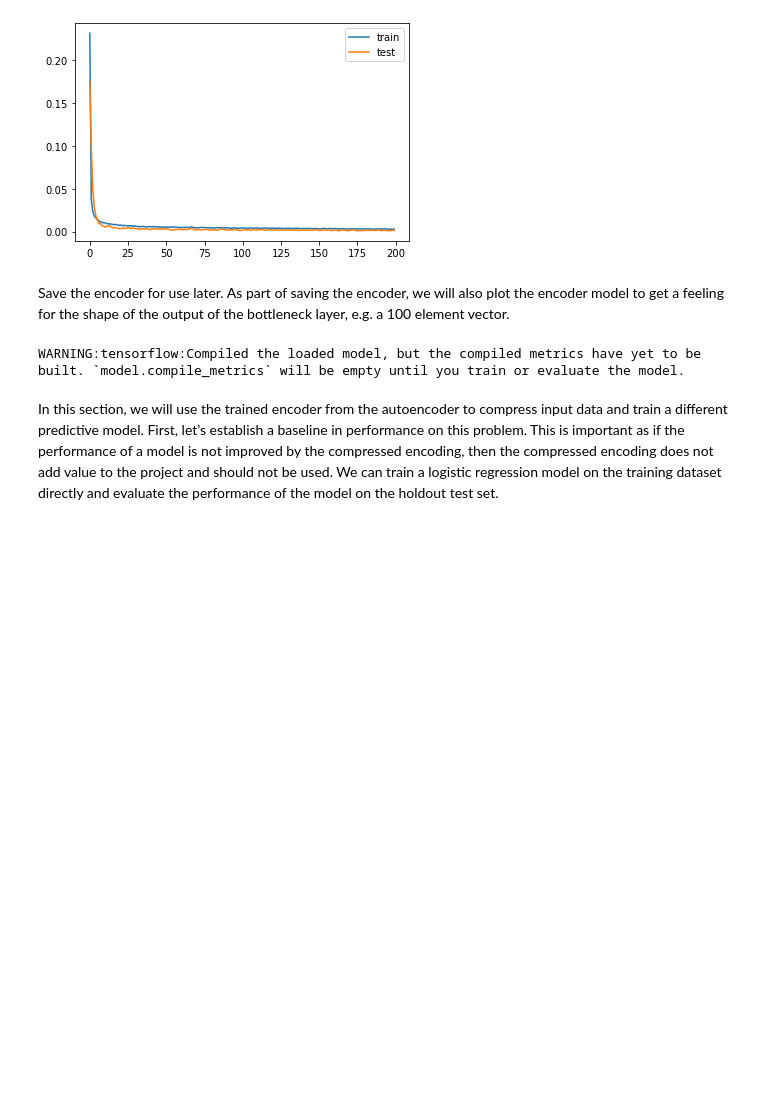
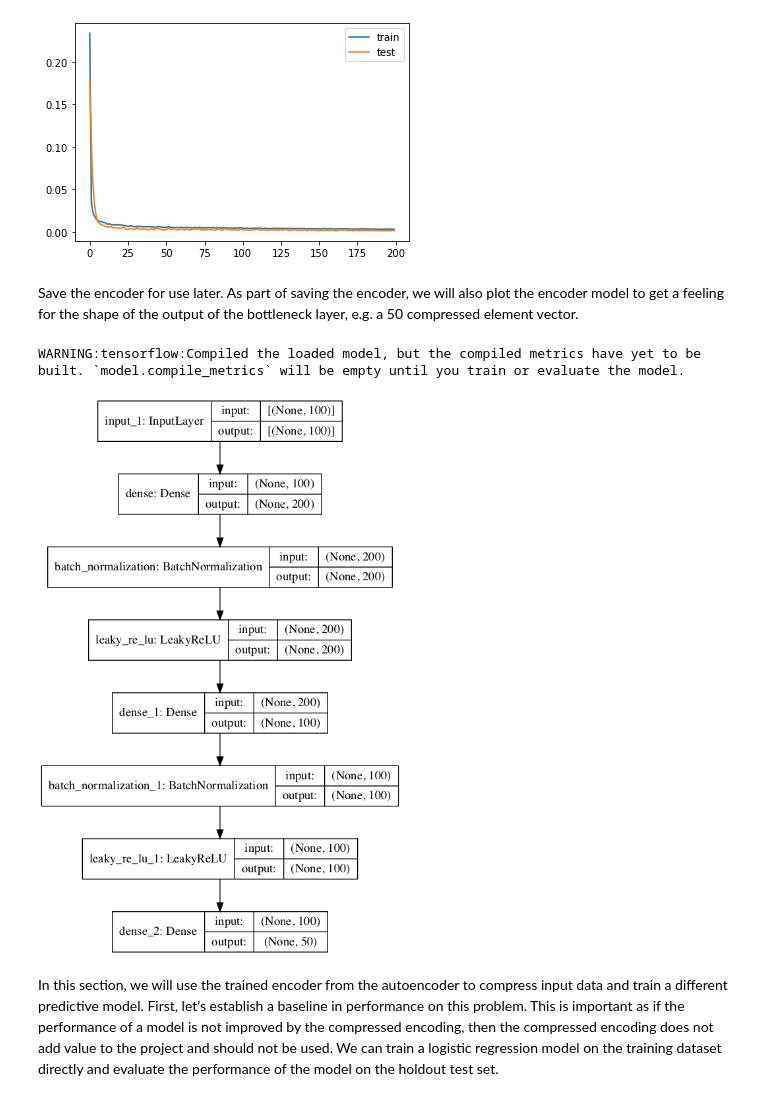
Before and after one commit to xxl4tomxu98/autoencoder-feature-extraction, a Jupyter notebook: autoencoder-classification.ipynb, the cells around one changed output. Saved outputs shown, nothing was run; the diff lists cells and outputs as text; code cells hidden in the pictures; blank space fills up the shorter version.

```diff
--- a/autoencoder-classification.ipynb
+++ b/autoencoder-classification.ipynb
@@ -103,15 +115,16 @@ pyplot.show()
 # %% [output]
 [figure]
 # %% [markdown]
-Save the encoder for use later. As part of saving the encoder, we will also plot the encoder model to get a feeling for the shape of the output of the bottleneck layer, e.g. a 100 element vector.
+Save the encoder for use later. As part of saving the encoder, we will also plot the encoder model to get a feeling for the shape of the output of the bottleneck layer, e.g. a 50 compressed element vector.
 # %%
 # define an encoder model (without the decoder)
 encoder = Model(inputs=visible, outputs=bottleneck)
-plot_model(encoder, 'encoder_no_compress.png', show_shapes=True)
 # save the encoder to file
 encoder.save('encoder.h5')
+plot_model(encoder, 'encoder_compress.png', show_shapes=True)
 # %% [output]
 WARNING:tensorflow:Compiled the loaded model, but the compiled metrics have yet to be built. `model.compile_metrics` will be empty until you train or evaluate the model.
+[figure, added]
 # %% [markdown]
 In this section, we will use the trained encoder from the autoencoder to compress input data and train a different predictive model. First, let’s establish a baseline in performance on this problem. This is important as if the performance of a model is not improved by the compressed encoding, then the compressed encoding does not add value to the project and should not be used. We can train a logistic regression model on the training dataset directly and evaluate the performance of the model on the holdout test set.
 # %%
```
Also changed, not shown: parts of 5 cells of this notebook, 5 other files.
